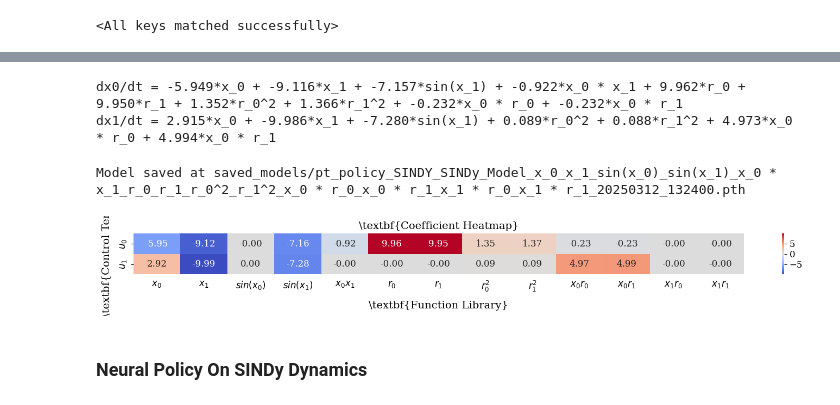
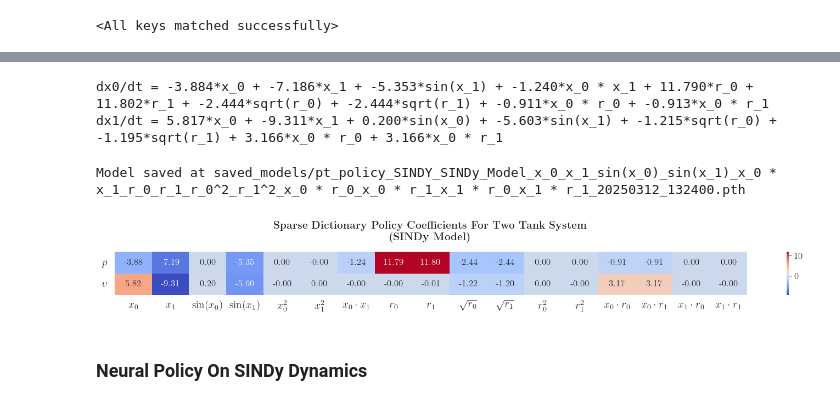
Before and after one commit to Alirezad126/SparseDPC, a Jupyter notebook: 5_Online_DPC/TwoTank_SINDy_Dynamics.ipynb, the cells around one changed output, grey strips where cells are left out. Cells and saved outputs as stored; diff of their text form; code cells hidden in the pictures.

```diff
--- a/5_Online_DPC/TwoTank_SINDy_Dynamics.ipynb
+++ b/5_Online_DPC/TwoTank_SINDy_Dynamics.ipynb
@@ -355,6 +392,10 @@ theta_names += [f"x_{i}" for i in range(n_features)]
 theta_funs += [(lambda X, u, i=i: torch.sin(X[:, i])) for i in range(n_features)]
 theta_names += [f"sin(x_{i})" for i in range(n_features)]
 
+# Squared features (x_i^2)
+theta_funs += [(lambda X, u, i=i: x[:, i] ** 2) for i in range(n_features)]
+theta_names += [f"x_{i}^2" for i in range(n_features)]
+
 # # Product of x_i and sin(x_i)
 # theta_funs += [(lambda X, u, i=i: X[:, i] * torch.sin(X[:, i])) for i in range(n_features)]
 # theta_names += [f"x_{i} * sin(x_{i})" for i in range(n_features)]
@@ -368,6 +409,10 @@ for i, j in itertools.combinations(range(n_features), 2):
 # Control inputs (u_i)
 theta_funs += [(lambda X, u, i=i: u[:, i]) for i in range(n_controls)]
 theta_names += [f"r_{i}" for i in range(n_controls)]
+
+# Control inputs (sqrt(u_i))
+theta_funs += [(lambda X, u, i=i: torch.sqrt(u[:,i])) for i in range(n_controls)]
+theta_names += [f"sqrt(r_{i})" for i in range(n_controls)]
 
 # Squared control inputs (u_i^2)
 theta_funs += [(lambda X, u, i=i: u[:, i] ** 2) for i in range(n_controls)]
@@ -539,8 +588,8 @@ pltCL(Y=trajectories['xn'].detach().reshape(nsteps + 1, nx),
 # %%
 print(policy_sindy)
 # %% [output]
-dx0/dt = -5.949*x_0 + -9.116*x_1 + -7.157*sin(x_1) + -0.922*x_0 * x_1 + 9.962*r_0 + 9.950*r_1 + 1.352*r_0^2 + 1.366*r_1^2 + -0.232*x_0 * r_0 + -0.232*x_0 * r_1
-dx1/dt = 2.915*x_0 + -9.986*x_1 + -7.280*sin(x_1) + 0.089*r_0^2 + 0.088*r_1^2 + 4.973*x_0 * r_0 + 4.994*x_0 * r_1
+dx0/dt = -3.884*x_0 + -7.186*x_1 + -5.353*sin(x_1) + -1.240*x_0 * x_1 + 11.790*r_0 + 11.802*r_1 + -2.444*sqrt(r_0) + -2.444*sqrt(r_1) + -0.911*x_0 * r_0 + -0.913*x_0 * r_1
+dx1/dt = 5.817*x_0 + -9.311*x_1 + 0.200*sin(x_0) + -5.603*sin(x_1) + -1.215*sqrt(r_0) + -1.195*sqrt(r_1) + 3.166*x_0 * r_0 + 3.166*x_0 * r_1
 # %%
 # from datetime import datetime
 #
@@ -565,40 +614,54 @@ Model saved at saved_models/pt_policy_SINDY_SINDy_Model_x_0_x_1_sin(x_0)_sin(x_1
 # %%
 import numpy as np
 import matplotlib.pyplot as plt
 import seaborn as sns
+import re
 
 coefficients = policy_sindy.coef.data.numpy()
 
 def convert_to_latex(names):
-    return [rf"${i.replace('*', ' ').replace('  ', ' ')}$" for i in names]
+    latex_names = []
+    for name in names:
+        name = name.replace('*', r' \cdot ')
+        name = re.sub(r'sin\((.*?)\)', r'\\sin(\1)', name)
+        name = re.sub(r'sqrt\((.*?)\)', r'\\sqrt{\1}', name)
+        name = re.sub(r'\^(\d+)', r'^{\1}', name)
+        latex_names.append(rf"${name}$")
+    return latex_names
+
 function_names_latex = convert_to_latex(policy_sindy.library.function_names)
 
-control_terms_latex = [r"$u_0$", r"$u_1$"]
+control_terms_latex = [r"$p$", r"$\upsilon$"]
 
 
 
 plt.rcParams.update({
-    "text.usetex": False,
+    "text.usetex": True,
     "font.family": "serif",
     "font.size": 12
 })
 
 fig, ax = plt.subplots(figsize=(15, 2))
 sns.heatmap(coefficients.T, annot=True, xticklabels=function_names_latex, yticklabels=control_terms_latex, cmap="coolwarm", fmt=".2f", ax=ax)
 
-ax.set_ylabel(r"\textbf{Control Terms}", fontsize=14, labelpad=10)
-ax.set_xlabel(r"\textbf{Function Library}", fontsize=14, labelpad=10)
-ax.set_title(r"\textbf{Coefficient Heatmap}", fontsize=14)
+ax.set_title(r"\textbf{Sparse Dictionary Policy Coefficients For Two Tank System}" "\n" r"\textbf{(SINDy Model)}", fontsize=14, pad=15)
 
 ax.xaxis.tick_top()  # Move x-axis ticks to the top first
 ax.xaxis.set_label_position('bottom')  # Move label to the bottom
-ax.tick_params(axis='x', bottom=False, top=False, labelbottom=True, labeltop=False)  # Enable bottom ticks, disable top
+ax.tick_params(axis='x', bottom=False, top=False, labelbottom=True, labeltop=False)
+ax.tick_params(axis='y', which='major', pad=10)
 plt.xticks(rotation=0, ha='center')  # Keep x-axis labels horizontal
+plt.yticks(rotation=0, ha='center', fontsize=14)
+
+cbar = ax.collections[0].colorbar
+cbar.ax.tick_params(labelsize=12)  # Adjust colorbar font size
+
 
 plt.tight_layout()
+plt.savefig(fname="results/TwoTank/TwoTank_Sparse_Policy_Coefficients_SINDy.eps", format="eps", bbox_inches="tight")
 plt.show()
 # %% [output]
-[figure, old version]
+[figure, new version]
 # %% [markdown]
 ### Neural Policy On SINDy Dynamics
 # %%
```
Also changed, not shown: parts of 34 cells of this notebook, 10 other files.
